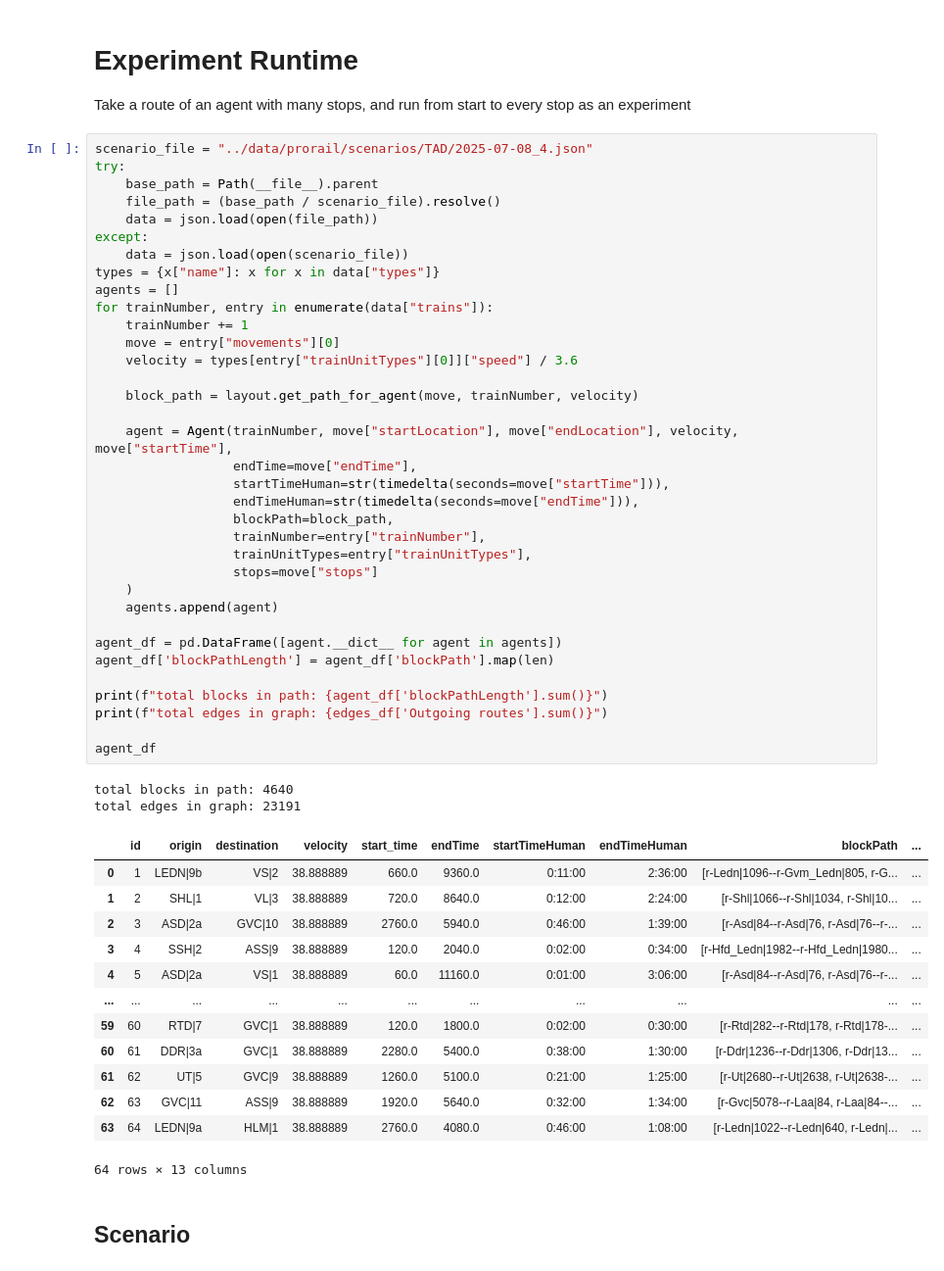
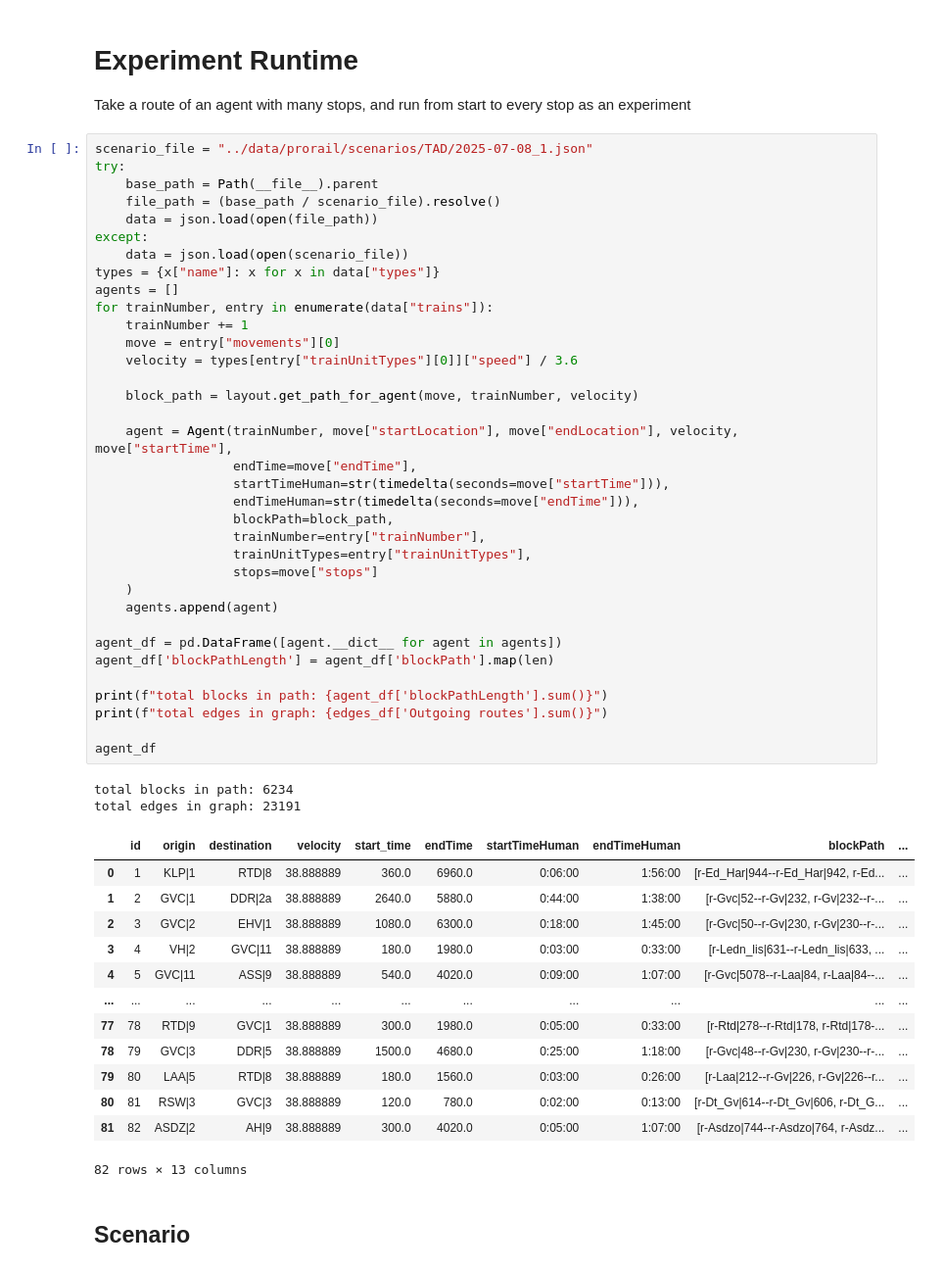
Before and after one commit to GoodGuyMe/delay-replanning-slack, a Jupyter notebook: experiments/tad.ipynb, the cells around one changed output. Shown at 98% size. Saved outputs shown, nothing was run; the diff lists cells and outputs as text.

```diff
--- a/experiments/tad.ipynb
+++ b/experiments/tad.ipynb
@@ -46,7 +46,7 @@ plt.show()
 # Experiment Runtime
 Take a route of an agent with many stops, and run from start to every stop as an experiment
 # %%
-scenario_file = "../data/prorail/scenarios/TAD/2025-07-08_4.json"
+scenario_file = "../data/prorail/scenarios/TAD/2025-07-08_1.json"
 try:
     base_path = Path(__file__).parent
     file_path = (base_path / scenario_file).resolve()
@@ -56,46 +56,46 @@ except:
 types = {x["name"]: x for x in data["types"]}
 agents = []
 for trainNumber, entry in enumerate(data["trains"]):
     trainNumber += 1
     move = entry["movements"][0]
     velocity = types[entry["trainUnitTypes"][0]]["speed"] / 3.6
 
     block_path = layout.get_path_for_agent(move, trainNumber, velocity)
 
     agent = Agent(trainNumber, move["startLocation"], move["endLocation"], velocity, move["startTime"],
                   endTime=move["endTime"],
                   startTimeHuman=str(timedelta(seconds=move["startTime"])),
                   endTimeHuman=str(timedelta(seconds=move["endTime"])),
                   blockPath=block_path,
                   trainNumber=entry["trainNumber"],
                   trainUnitTypes=entry["trainUnitTypes"],
                   stops=move["stops"]
     )
     agents.append(agent)
 
 agent_df = pd.DataFrame([agent.__dict__ for agent in agents])
 agent_df['blockPathLength'] = agent_df['blockPath'].map(len)
 
 print(f"total blocks in path: {agent_df['blockPathLength'].sum()}")
 print(f"total edges in graph: {edges_df['Outgoing routes'].sum()}")
 
 agent_df
 # %% [output]
-total blocks in path: 4640
+total blocks in path: 6234
 total edges in graph: 23191
 |  | id | origin | destination | velocity | start_time | endTime | startTimeHuman | endTimeHuman | blockPath | ... |
-| 0 | 1 | LEDN|9b | VS|2 | 38.888889 | 660.0 | 9360.0 | 0:11:00 | 2:36:00 | [r-Ledn|1096--r-Gvm_Ledn|805, r-G... | ... |
-| 1 | 2 | SHL|1 | VL|3 | 38.888889 | 720.0 | 8640.0 | 0:12:00 | 2:24:00 | [r-Shl|1066--r-Shl|1034, r-Shl|10... | ... |
-| 2 | 3 | ASD|2a | GVC|10 | 38.888889 | 2760.0 | 5940.0 | 0:46:00 | 1:39:00 | [r-Asd|84--r-Asd|76, r-Asd|76--r-... | ... |
-| 3 | 4 | SSH|2 | ASS|9 | 38.888889 | 120.0 | 2040.0 | 0:02:00 | 0:34:00 | [r-Hfd_Ledn|1982--r-Hfd_Ledn|1980... | ... |
-| 4 | 5 | ASD|2a | VS|1 | 38.888889 | 60.0 | 11160.0 | 0:01:00 | 3:06:00 | [r-Asd|84--r-Asd|76, r-Asd|76--r-... | ... |
+| 0 | 1 | KLP|1 | RTD|8 | 38.888889 | 360.0 | 6960.0 | 0:06:00 | 1:56:00 | [r-Ed_Har|944--r-Ed_Har|942, r-Ed... | ... |
+| 1 | 2 | GVC|1 | DDR|2a | 38.888889 | 2640.0 | 5880.0 | 0:44:00 | 1:38:00 | [r-Gvc|52--r-Gv|232, r-Gv|232--r-... | ... |
+| 2 | 3 | GVC|2 | EHV|1 | 38.888889 | 1080.0 | 6300.0 | 0:18:00 | 1:45:00 | [r-Gvc|50--r-Gv|230, r-Gv|230--r-... | ... |
+| 3 | 4 | VH|2 | GVC|11 | 38.888889 | 180.0 | 1980.0 | 0:03:00 | 0:33:00 | [r-Ledn_lis|631--r-Ledn_lis|633, ... | ... |
+| 4 | 5 | GVC|11 | ASS|9 | 38.888889 | 540.0 | 4020.0 | 0:09:00 | 1:07:00 | [r-Gvc|5078--r-Laa|84, r-Laa|84--... | ... |
 | ... | ... | ... | ... | ... | ... | ... | ... | ... | ... | ... |
-| 59 | 60 | RTD|7 | GVC|1 | 38.888889 | 120.0 | 1800.0 | 0:02:00 | 0:30:00 | [r-Rtd|282--r-Rtd|178, r-Rtd|178-... | ... |
-| 60 | 61 | DDR|3a | GVC|1 | 38.888889 | 2280.0 | 5400.0 | 0:38:00 | 1:30:00 | [r-Ddr|1236--r-Ddr|1306, r-Ddr|13... | ... |
-| 61 | 62 | UT|5 | GVC|9 | 38.888889 | 1260.0 | 5100.0 | 0:21:00 | 1:25:00 | [r-Ut|2680--r-Ut|2638, r-Ut|2638-... | ... |
-| 62 | 63 | GVC|11 | ASS|9 | 38.888889 | 1920.0 | 5640.0 | 0:32:00 | 1:34:00 | [r-Gvc|5078--r-Laa|84, r-Laa|84--... | ... |
-| 63 | 64 | LEDN|9a | HLM|1 | 38.888889 | 2760.0 | 4080.0 | 0:46:00 | 1:08:00 | [r-Ledn|1022--r-Ledn|640, r-Ledn|... | ... |
+| 77 | 78 | RTD|9 | GVC|1 | 38.888889 | 300.0 | 1980.0 | 0:05:00 | 0:33:00 | [r-Rtd|278--r-Rtd|178, r-Rtd|178-... | ... |
+| 78 | 79 | GVC|3 | DDR|5 | 38.888889 | 1500.0 | 4680.0 | 0:25:00 | 1:18:00 | [r-Gvc|48--r-Gv|230, r-Gv|230--r-... | ... |
+| 79 | 80 | LAA|5 | RTD|8 | 38.888889 | 180.0 | 1560.0 | 0:03:00 | 0:26:00 | [r-Laa|212--r-Gv|226, r-Gv|226--r... | ... |
+| 80 | 81 | RSW|3 | GVC|3 | 38.888889 | 120.0 | 780.0 | 0:02:00 | 0:13:00 | [r-Dt_Gv|614--r-Dt_Gv|606, r-Dt_G... | ... |
+| 81 | 82 | ASDZ|2 | AH|9 | 38.888889 | 300.0 | 4020.0 | 0:05:00 | 1:07:00 | [r-Asdzo|744--r-Asdzo|764, r-Asdz... | ... |
-64 rows × 13 columns
+82 rows × 13 columns
 # %% [markdown]
 ## Scenario
 # %%
```
Also changed, not shown: parts of 10 cells of this notebook, 16 other files.
